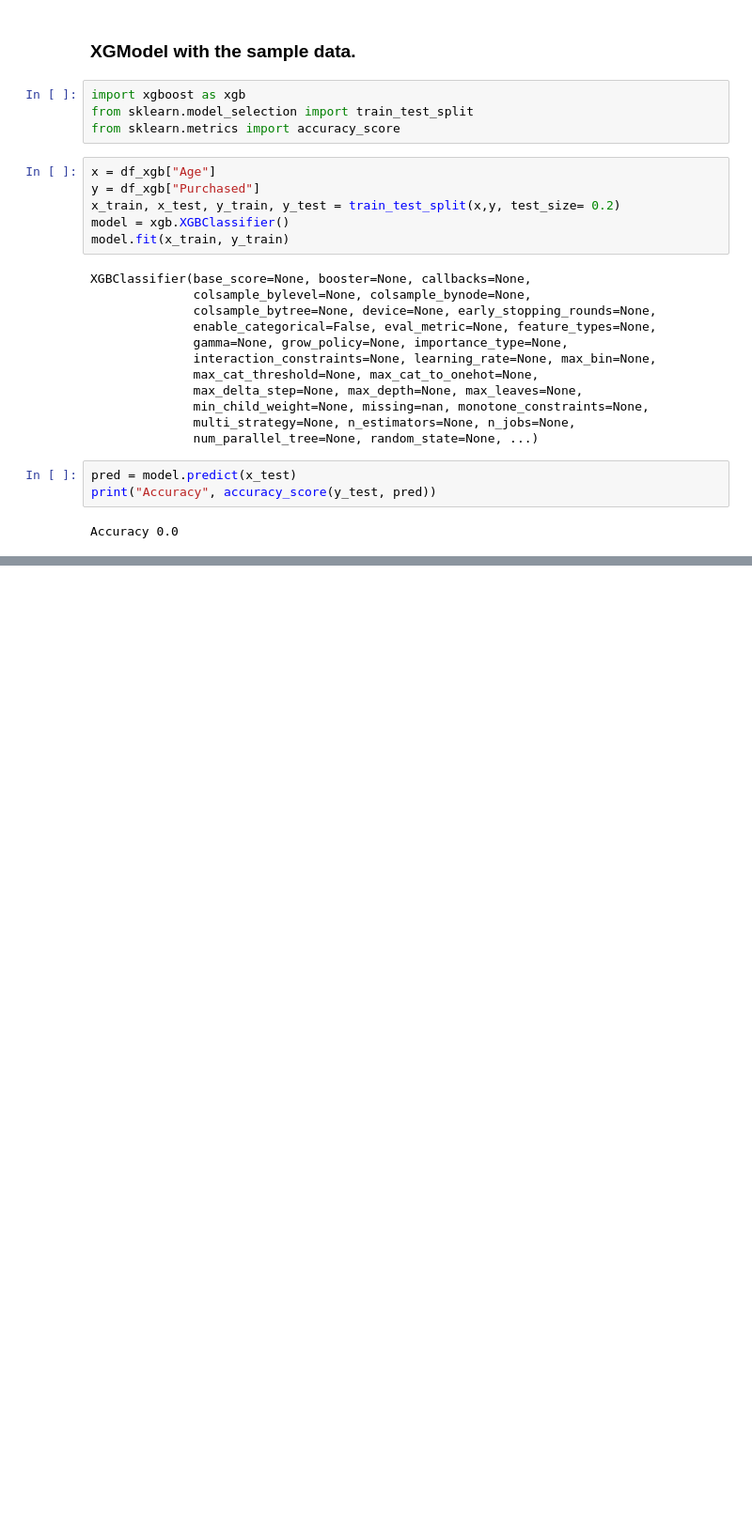
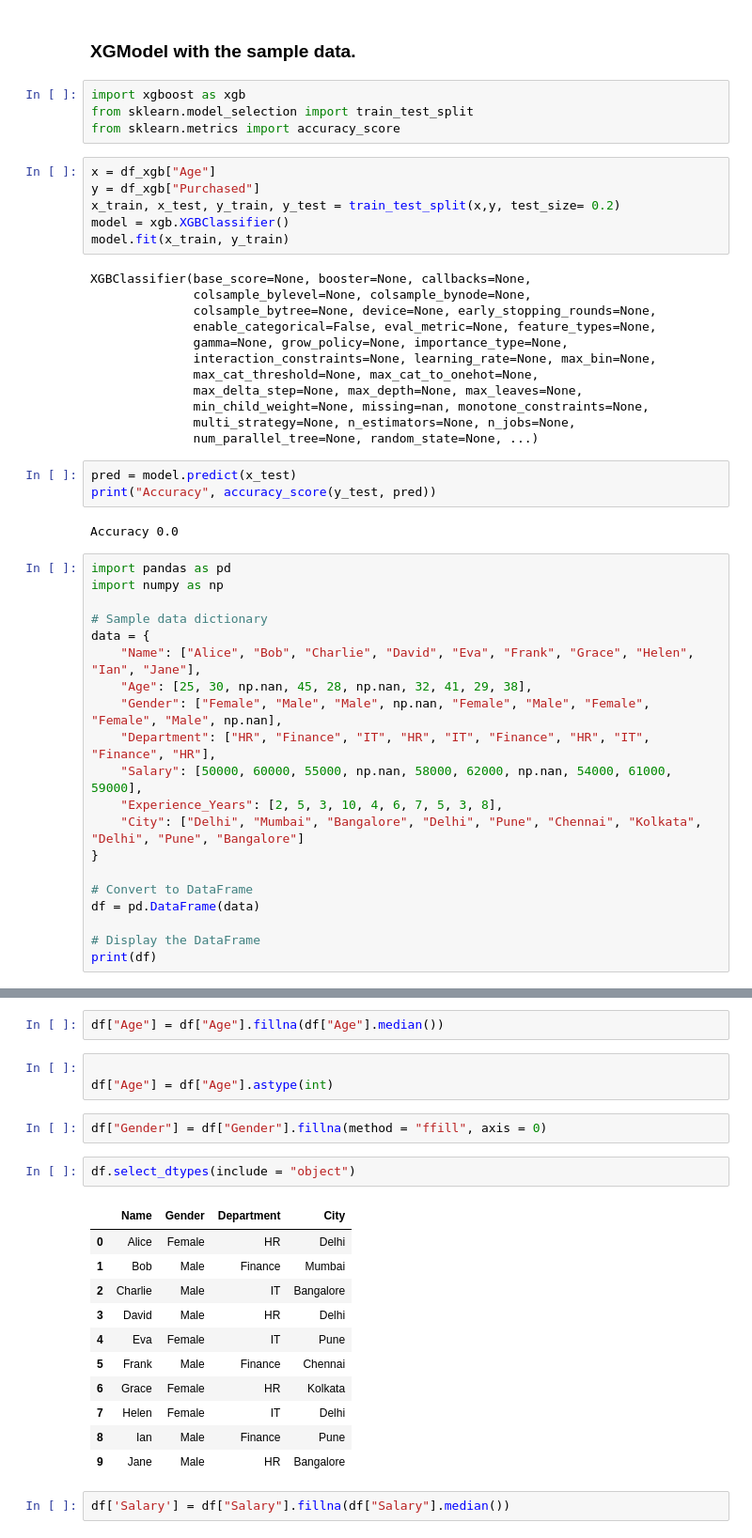
Before and after one commit to Jatingpt/ML-Repository, a Jupyter notebook: ML_Repository.ipynb, the cells around one changed output, grey strips where cells are left out. Shown at 94% size. Cells and saved outputs as stored; diff of their text form; blank space fills up the shorter version.

```diff
--- a/ML_Repository.ipynb
+++ b/ML_Repository.ipynb
@@ -45,3 +45,23 @@ pred = model.predict(x_test)
 print("Accuracy", accuracy_score(y_test, pred))
 # %% [output]
 Accuracy 0.0
+# %%
+import pandas as pd
+import numpy as np
+
+# Sample data dictionary
+data = {
+    "Name": ["Alice", "Bob", "Charlie", "David", "Eva", "Frank", "Grace", "Helen", "Ian", "Jane"],
+    "Age": [25, 30, np.nan, 45, 28, np.nan, 32, 41, 29, 38],
+    "Gender": ["Female", "Male", "Male", np.nan, "Female", "Male", "Female", "Female", "Male", np.nan],
+    "Department": ["HR", "Finance", "IT", "HR", "IT", "Finance", "HR", "IT", "Finance", "HR"],
+    "Salary": [50000, 60000, 55000, np.nan, 58000, 62000, np.nan, 54000, 61000, 59000],
+    "Experience_Years": [2, 5, 3, 10, 4, 6, 7, 5, 3, 8],
+    "City": ["Delhi", "Mumbai", "Bangalore", "Delhi", "Pune", "Chennai", "Kolkata", "Delhi", "Pune", "Bangalore"]
+}
+
+# Convert to DataFrame
+df = pd.DataFrame(data)
+
+# Display the DataFrame
+print(df)
@@ -47,0 +101,23 @@ Accuracy 0.0
+# %%
+df["Age"] = df["Age"].fillna(df["Age"].median())
+# %%
+
+df["Age"] = df["Age"].astype(int)
+# %%
+df["Gender"] = df["Gender"].fillna(method = "ffill", axis = 0)
+# %%
+df.select_dtypes(include = "object")
+# %% [output]
+|  | Name | Gender | Department | City |
+| 0 | Alice | Female | HR | Delhi |
+| 1 | Bob | Male | Finance | Mumbai |
+| 2 | Charlie | Male | IT | Bangalore |
+| 3 | David | Male | HR | Delhi |
+| 4 | Eva | Female | IT | Pune |
+| 5 | Frank | Male | Finance | Chennai |
+| 6 | Grace | Female | HR | Kolkata |
+| 7 | Helen | Female | IT | Delhi |
+| 8 | Ian | Male | Finance | Pune |
+| 9 | Jane | Male | HR | Bangalore |
+# %%
+df['Salary'] = df["Salary"].fillna(df["Salary"].median())
```
Also changed, not shown: parts of 8 cells of this notebook.
